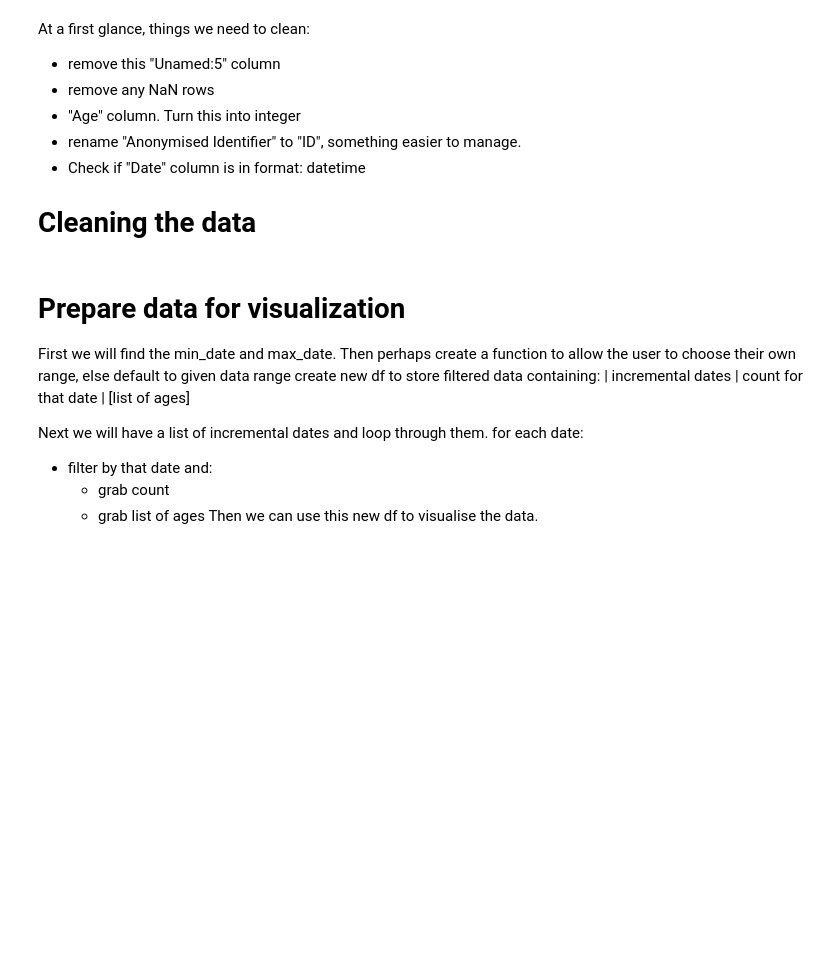
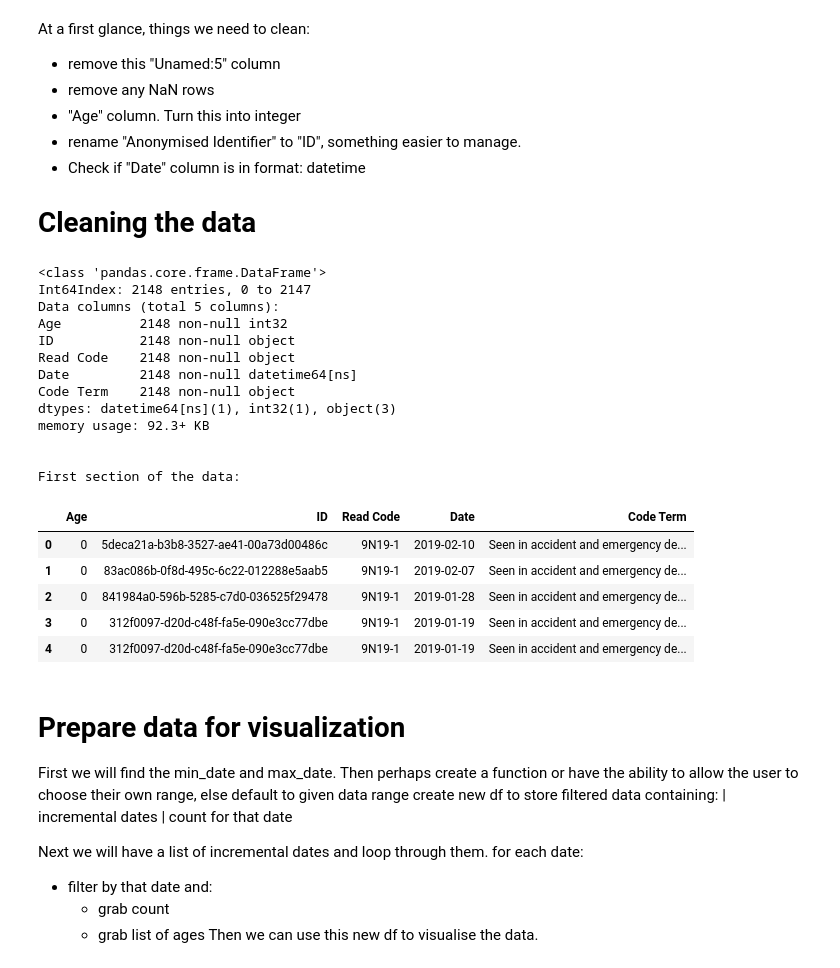
Before and after one commit to TheShak64/Emis-Accident-and-emergency-analysis, a Jupyter notebook: AnE.ipynb, the cells around one changed output. Saved outputs shown, nothing was run; the diff lists cells and outputs as text; code cells hidden in the pictures; blank space fills up the shorter version.

```diff
--- a/AnE.ipynb
+++ b/AnE.ipynb
@@ -53,28 +58,53 @@ At a first glance, things we need to clean:
 # %%
 #Drop the "Unnamed:5" column
 del df["Unnamed: 5"]
 
 #Drop any NaN data. Shouldnt be any.
 df = df.dropna()
 
 #fixing the age column:
 df = df.astype({"Age": int})
 
 #rename "Anonymised Identifier" to "ID"
 df = df.rename(columns={'Anonymised Identifier': 'ID'})
 
 #convert "date" column into datetime from string
 df['Date'] =  pd.to_datetime(df['Date'], format='%d-%b-%Y')
+#print(type(df.loc[0,"Date"]))
+#i = 0
+#for datestr in df['Date']:
+#    df.loc[i,"Date"] = datetime.strptime(datestr, "%d-%b-%Y").date()
+#    i += 1
 
-#df.info()
-#print("\n\nFirst section of the data: ")
-#df.head()
+df.info()
+print("\n\nFirst section of the data: ")
+df.head()
+# %% [output]
+<class 'pandas.core.frame.DataFrame'>
+Int64Index: 2148 entries, 0 to 2147
+Data columns (total 5 columns):
+Age          2148 non-null int32
+ID           2148 non-null object
+Read Code    2148 non-null object
+Date         2148 non-null datetime64[ns]
+Code Term    2148 non-null object
+dtypes: datetime64[ns](1), int32(1), object(3)
+memory usage: 92.3+ KB
+
+
+First section of the data:
+|  | Age | ID | Read Code | Date | Code Term |
+| 0 | 0 | 5deca21a-b3b8-3527-ae41-00a73d00486c | 9N19-1 | 2019-02-10 | Seen in accident and emergency de... |
+| 1 | 0 | 83ac086b-0f8d-495c-6c22-012288e5aab5 | 9N19-1 | 2019-02-07 | Seen in accident and emergency de... |
+| 2 | 0 | 841984a0-596b-5285-c7d0-036525f29478 | 9N19-1 | 2019-01-28 | Seen in accident and emergency de... |
+| 3 | 0 | 312f0097-d20d-c48f-fa5e-090e3cc77dbe | 9N19-1 | 2019-01-19 | Seen in accident and emergency de... |
+| 4 | 0 | 312f0097-d20d-c48f-fa5e-090e3cc77dbe | 9N19-1 | 2019-01-19 | Seen in accident and emergency de... |
 # %% [markdown]
 # Prepare data for visualization
 First we will find the min_date and max_date.
-Then perhaps create a function to allow the user to choose their own range, else default to given data range
+Then perhaps create a function or have the ability to allow the user to choose their own range, else default to given data range
 create new df to store filtered data containing:
-| incremental dates  |  count for that date  | [list of ages]
+| incremental dates  |  count for that date
 
 Next we will have a list of incremental dates and loop through them. for each date:
 - filter by that date and:
```
Also changed, not shown: parts of 6 cells of this notebook.
